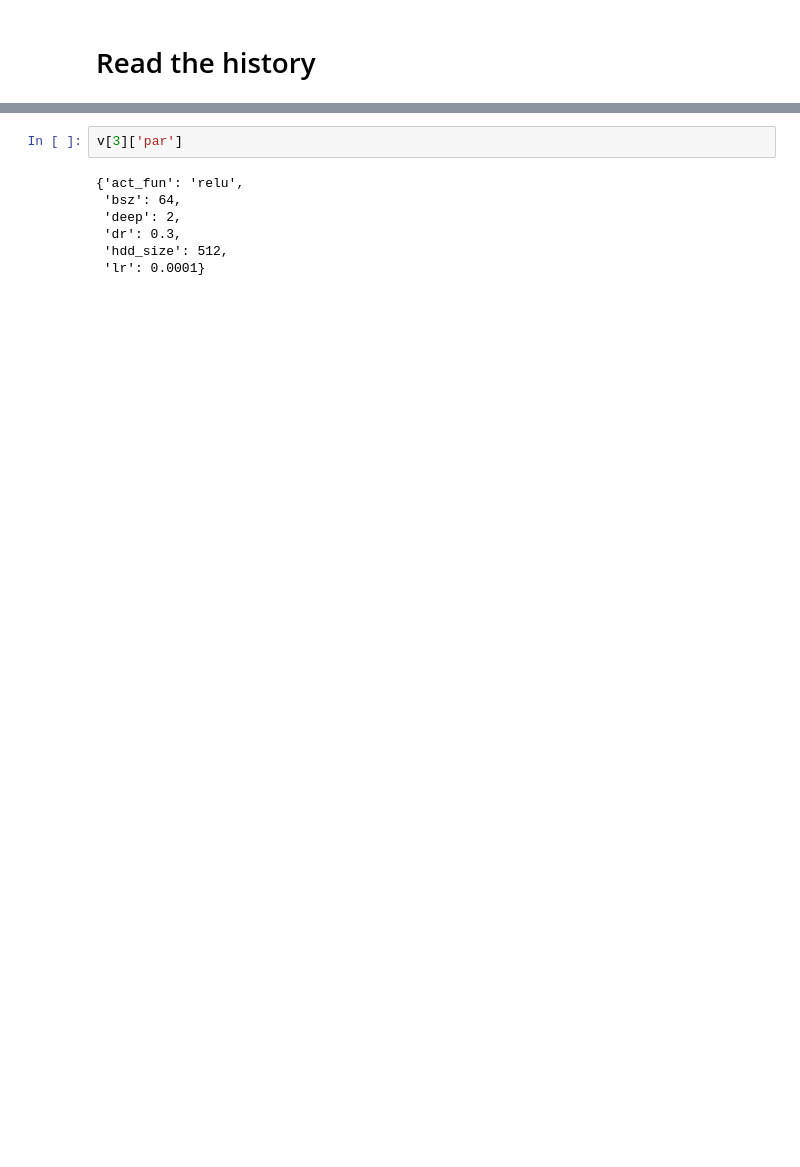
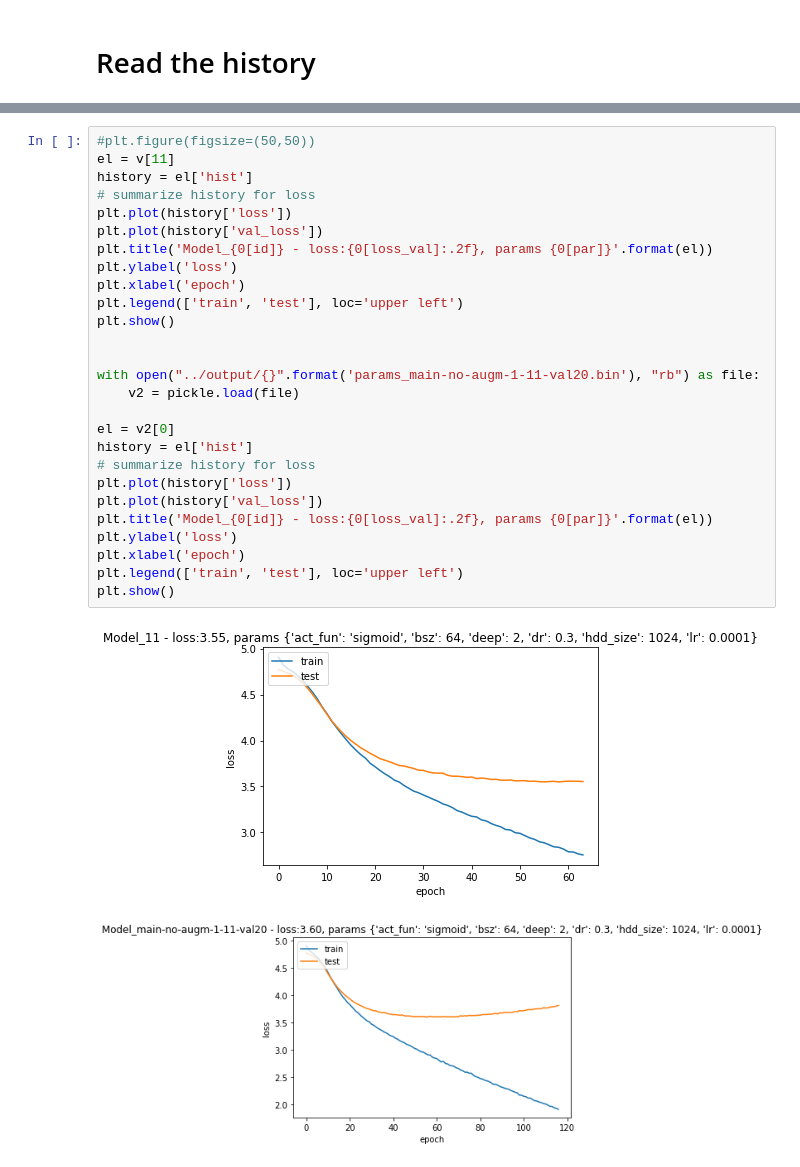
Before and after one commit to lucarin91/dog-breed-identification, a Jupyter notebook: notebook/read-output-main.ipynb, the cells around one changed output, grey strips where cells are left out. Cells and saved outputs as stored; diff of their text form; blank space fills up the shorter version.

Commit message:
update test script

```diff
--- a/notebook/read-output-main.ipynb
+++ b/notebook/read-output-main.ipynb
@@ -60,9 +60,30 @@ dict_keys(['val_loss', 'val_acc', 'loss', 'acc'])
-# %%
-v[3]['par']
-# %% [output]
-{'act_fun': 'relu',
- 'bsz': 64,
- 'deep': 2,
- 'dr': 0.3,
- 'hdd_size': 512,
- 'lr': 0.0001}
+# %%
+#plt.figure(figsize=(50,50))
+el = v[11]
+history = el['hist']
+# summarize history for loss
+plt.plot(history['loss'])
+plt.plot(history['val_loss'])
+plt.title('Model_{0[id]} - loss:{0[loss_val]:.2f}, params {0[par]}'.format(el))
+plt.ylabel('loss')
+plt.xlabel('epoch')
+plt.legend(['train', 'test'], loc='upper left')
+plt.show()
+
+
+with open("../output/{}".format('params_main-no-augm-1-11-val20.bin'), "rb") as file:
+    v2 = pickle.load(file)
+
+el = v2[0]
+history = el['hist']
+# summarize history for loss
+plt.plot(history['loss'])
+plt.plot(history['val_loss'])
+plt.title('Model_{0[id]} - loss:{0[loss_val]:.2f}, params {0[par]}'.format(el))
+plt.ylabel('loss')
+plt.xlabel('epoch')
+plt.legend(['train', 'test'], loc='upper left')
+plt.show()
+# %% [output]
+[figure, added]
+[figure, added]
```
Also changed, not shown: parts of 3 cells of this notebook, 2 other files.
